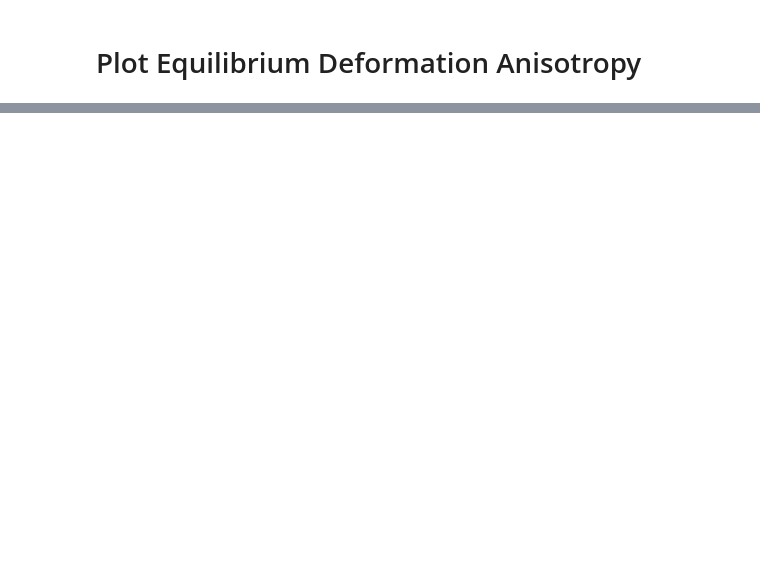
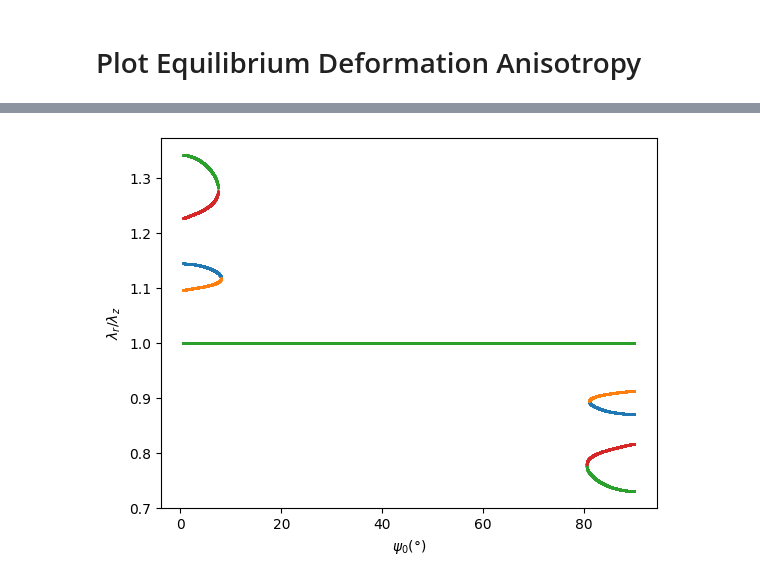
Before and after one commit to gouwsxander/hydrated-liquid-crystal-elastomers, a Jupyter notebook: Free energy minimization/plot_free_energy.ipynb, the cells around one changed output, grey strips where cells are left out. Drawn from its saved outputs; the diff is of its cells as text; code cells hidden in the pictures; blank space fills up the shorter version.

```diff
--- a/Free energy minimization/plot_free_energy.ipynb
+++ b/Free energy minimization/plot_free_energy.ipynb
@@ -378,0 +422,44 @@ def plot_eqm_deformation_anisotropy_vs_v_swell_constant_twist(lambda_r_array, ps
+# %%
+def plot_eqm_deformation_anisotropy_vs_psi_0_constant_twist(lambda_r_array, psi_0_array, v_swell, zeta, plot_kwargs = {}):
+    minima_swells = []
+    local_minima = []
+    maxima_swells = []
+    local_maxima = []
+
+    for psi_0 in psi_0_array:
+        free_energy_array = eqm_finder.calc_reduced_free_energy_density(psi_0, lambda_r_array, v_swell, zeta)
+
+        lambda_z = v_swell / lambda_r_array**2
+        deformation_anisotropy = lambda_r_array / lambda_z
+
+        new_local_minima, new_local_maxima = eqm_finder.find_local_optima(free_energy_array)
+
+        for new_local_min in new_local_minima[0]:
+            #print(v_swell)
+            #print(deformation_anisotropy[new_local_min])
+            if new_local_min not in [0, len(deformation_anisotropy) - 1]:
+                minima_swells.append(psi_0)
+                local_minima.append(deformation_anisotropy[new_local_min])
+
+        for new_local_max in new_local_maxima[0]:
+            if new_local_max not in [0, len(deformation_anisotropy) - 1]:
+                maxima_swells.append(psi_0)
+                local_maxima.append(deformation_anisotropy[new_local_max])
+
+
+    plt.scatter(np.array(minima_swells) * 180/np.pi, local_minima, s=1, **plot_kwargs)
+    plt.scatter(np.array(maxima_swells) * 180/np.pi, local_maxima, s=1, **plot_kwargs)
+
+    #print(local_minima)
+    #print(local_maxima)
+
+    plt.xlabel("$\\psi_0 (\\degree)$")
+    plt.ylabel("$\\lambda_r / \\lambda_z$")
+# %%
+lambda_r_array_super_close = np.linspace(0.5, 1.7, 10000)
+good_psi_0_range = np.linspace(0.01, np.pi / 2, 10000)
+
+plot_eqm_deformation_anisotropy_vs_psi_0_constant_twist(lambda_r_array_super_close, good_psi_0_range, 2, 1.2)
+plot_eqm_deformation_anisotropy_vs_psi_0_constant_twist(lambda_r_array_super_close, good_psi_0_range, 2, 1.5)
+# %% [output]
+[figure, added]
```
Also changed, not shown: parts of 17 cells of this notebook, 2 other files.
